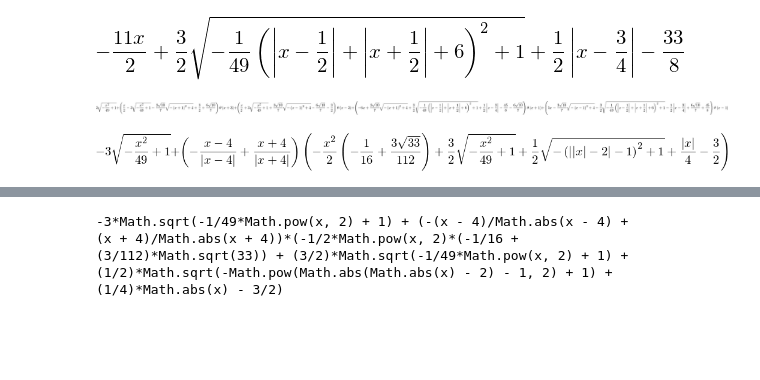
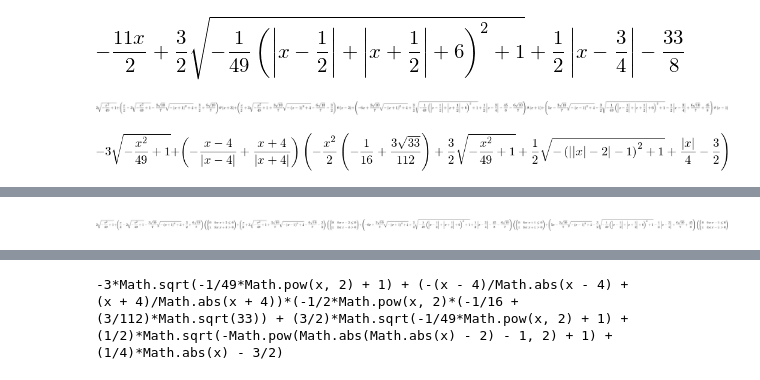
Before and after one commit to sympy/scipy-2017-codegen-tutorial, a Jupyter notebook: notebooks/javascript_viz.ipynb, the cells around one changed output, grey strips where cells are left out. Cells and saved outputs as stored; diff of their text form; code cells hidden in the pictures; blank space fills up the shorter version.

```diff
--- a/notebooks/javascript_viz.ipynb
+++ b/notebooks/javascript_viz.ipynb
@@ -3,7 +3,7 @@ import sympy as sm
 sm.init_printing()
 %matplotlib notebook
 # %%
-x = sm.symbols('x', real=True)
+x = sm.symbols('x')
 # %%
 w = 3 * sm.sqrt(1 - (x / 7)**2)
 w
@@ -15,15 +15,18 @@ l
 # %% [output]
 [figure]
 # %%
-r = sm.S(1) / 2 * (3 - x) - sm.S(3) / 7 * sm.sqrt(10) * sm.sqrt(4 - (x - 1)**2) + sm.S(6) / 7 * sm.sqrt(10)
+r = (3 - x) / 2 - sm.S(3) / 7 * sm.sqrt(10) * sm.sqrt(4 - (x - 1)**2) + sm.S(6) / 7 * sm.sqrt(10)
 r
 # %% [output]
 [figure]
 # %%
 h_ = sm.symbols('h_')
 # %%
-f = ((h_ - l) * sm.Heaviside(x + 1) + (r - h_) * sm.Heaviside(x - 1) + (l - w) *
-      sm.Heaviside(x + 3) + (w - r) * sm.Heaviside(x - 3) + w)
+f = ((h_ - l) * sm.Heaviside(x + 1, 0) +
+     (r - h_) * sm.Heaviside(x - 1, 0) +
+     (l - w) * sm.Heaviside(x + 3, 0) +
+     (w - r) * sm.Heaviside(x - 3, 0) +
+     w)
 f
 # %% [output]
 [figure]
@@ -55,0 +81,4 @@ sm.plot(f, g);
+# %%
+f.rewrite(sm.Piecewise)
+# %% [output]
+[figure, added]
```
Also changed, not shown: parts of 16 cells of this notebook.
